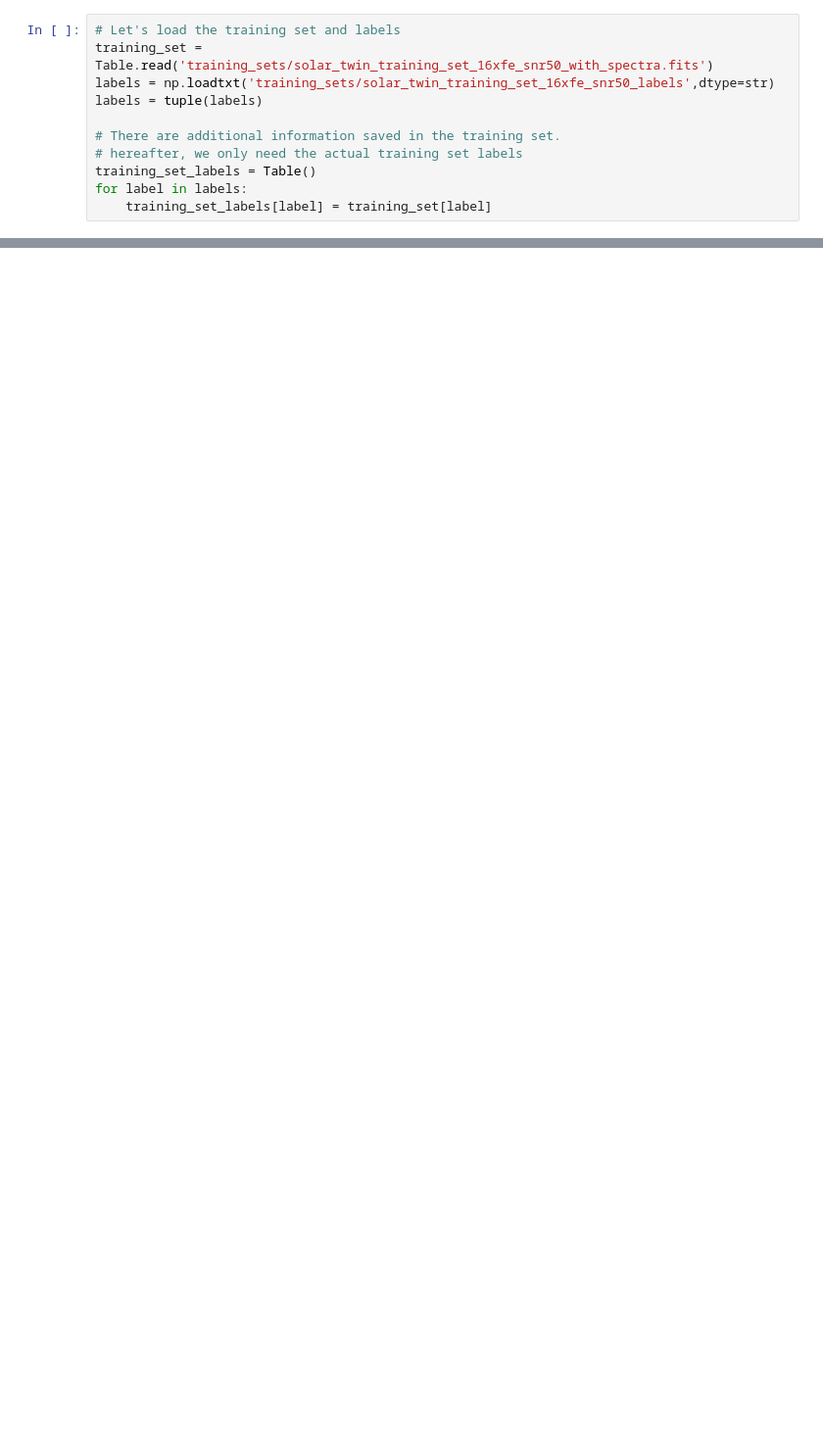
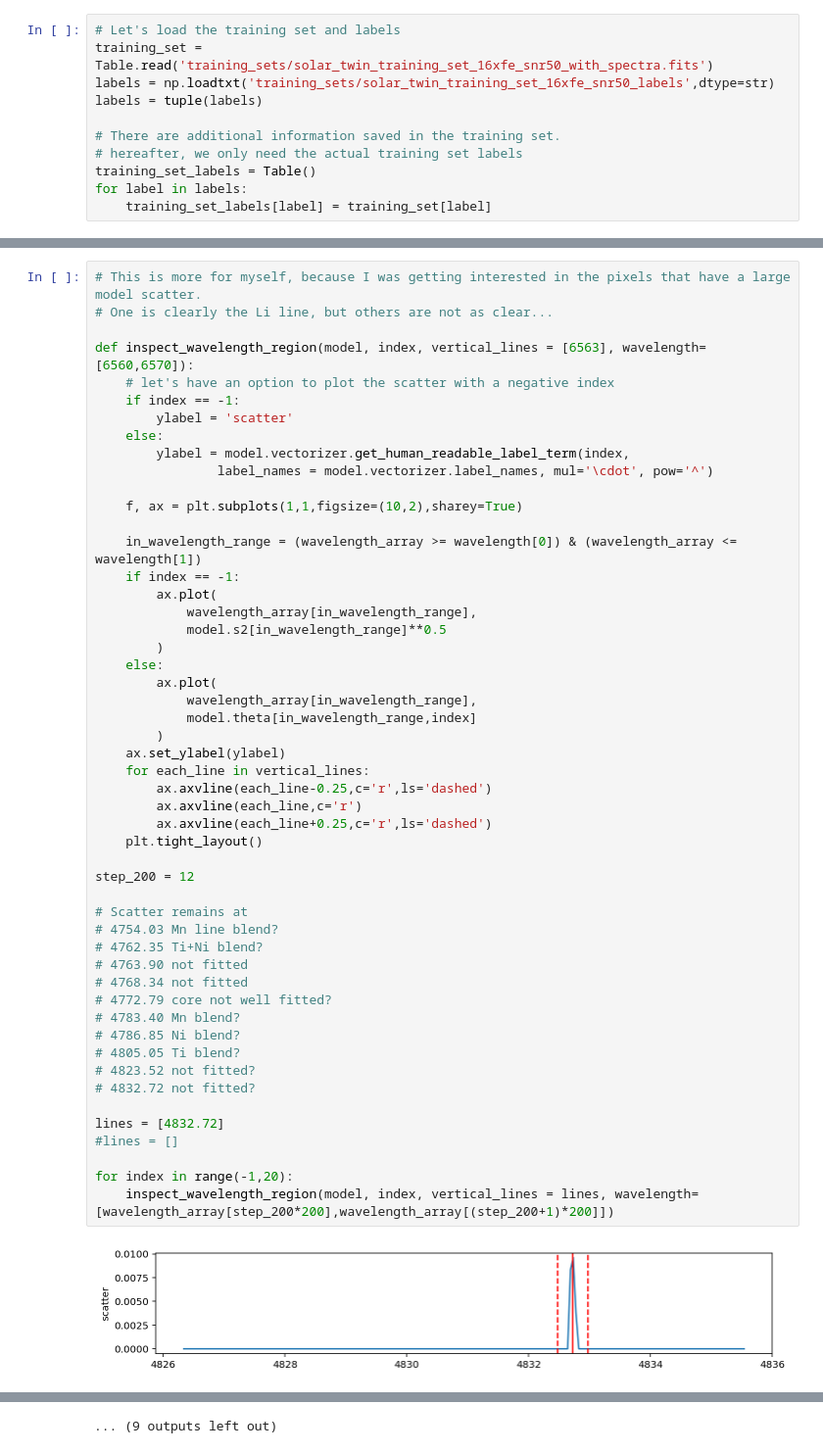
Before and after one commit to svenbuder/galah_solar_twins, a Jupyter notebook: solar_twin_training_routine.ipynb, the cells around one changed output, grey strips where cells are left out. Shown at 98% size. Cells and saved outputs as stored; diff of their text form; blank space fills up the shorter version.

```diff
--- a/solar_twin_training_routine.ipynb
+++ b/solar_twin_training_routine.ipynb
@@ -204,0 +215,53 @@ model.write("models/solar_twin_training_set_16xfe_snr50_5144spec_17labels_11842p
+# %%
+# This is more for myself, because I was getting interested in the pixels that have a large model scatter.
+# One is clearly the Li line, but others are not as clear...
+
+def inspect_wavelength_region(model, index, vertical_lines = [6563], wavelength=[6560,6570]):
+    # let's have an option to plot the scatter with a negative index
+    if index == -1:
+        ylabel = 'scatter'
+    else:
+        ylabel = model.vectorizer.get_human_readable_label_term(index,
+                label_names = model.vectorizer.label_names, mul='\cdot', pow='^')
+
+    f, ax = plt.subplots(1,1,figsize=(10,2),sharey=True)
+
+    in_wavelength_range = (wavelength_array >= wavelength[0]) & (wavelength_array <= wavelength[1])
+    if index == -1:
+        ax.plot(
+            wavelength_array[in_wavelength_range],
+            model.s2[in_wavelength_range]**0.5
+        )
+    else:
+        ax.plot(
+            wavelength_array[in_wavelength_range],
+            model.theta[in_wavelength_range,index]
+        )
+    ax.set_ylabel(ylabel)
+    for each_line in vertical_lines:
+        ax.axvline(each_line-0.25,c='r',ls='dashed')
+        ax.axvline(each_line,c='r')
+        ax.axvline(each_line+0.25,c='r',ls='dashed')
+    plt.tight_layout()
+
+step_200 = 12
+
+# Scatter remains at
+# 4754.03 Mn line blend?
+# 4762.35 Ti+Ni blend?
+# 4763.90 not fitted
+# 4768.34 not fitted
+# 4772.79 core not well fitted?
+# 4783.40 Mn blend?
+# 4786.85 Ni blend?
+# 4805.05 Ti blend?
+# 4823.52 not fitted?
+# 4832.72 not fitted?
+
+lines = [4832.72]
+#lines = []
+
+for index in range(-1,20):
+    inspect_wavelength_region(model, index, vertical_lines = lines, wavelength=[wavelength_array[step_200*200],wavelength_array[(step_200+1)*200]])
+# %% [output]
+[figure, added]
@@ -204,0 +279 @@ model.write("models/solar_twin_training_set_16xfe_snr50_5144spec_17labels_11842p
+... (9 outputs left out)
```
Also changed, not shown: parts of 12 cells of this notebook, 1 other file.
